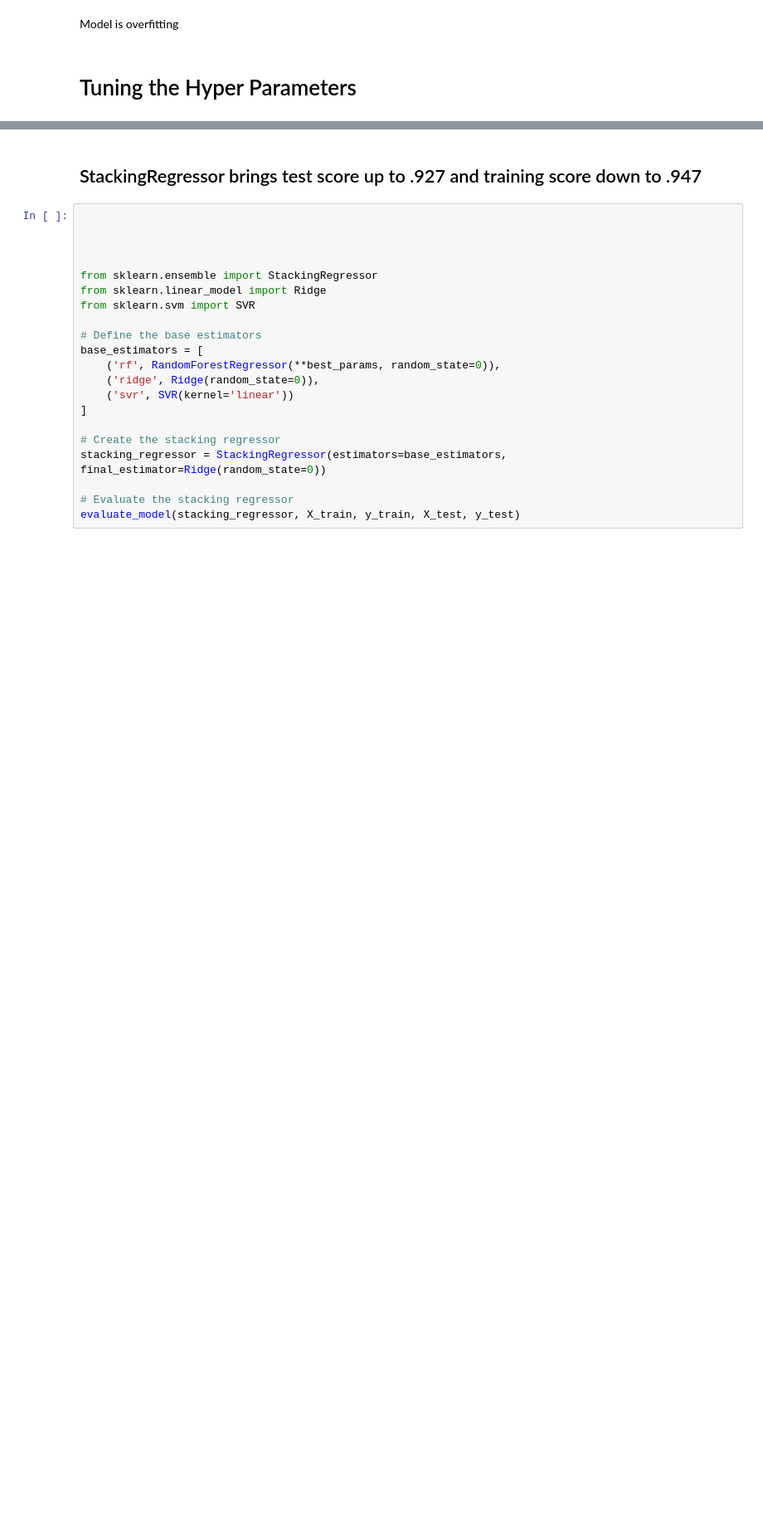
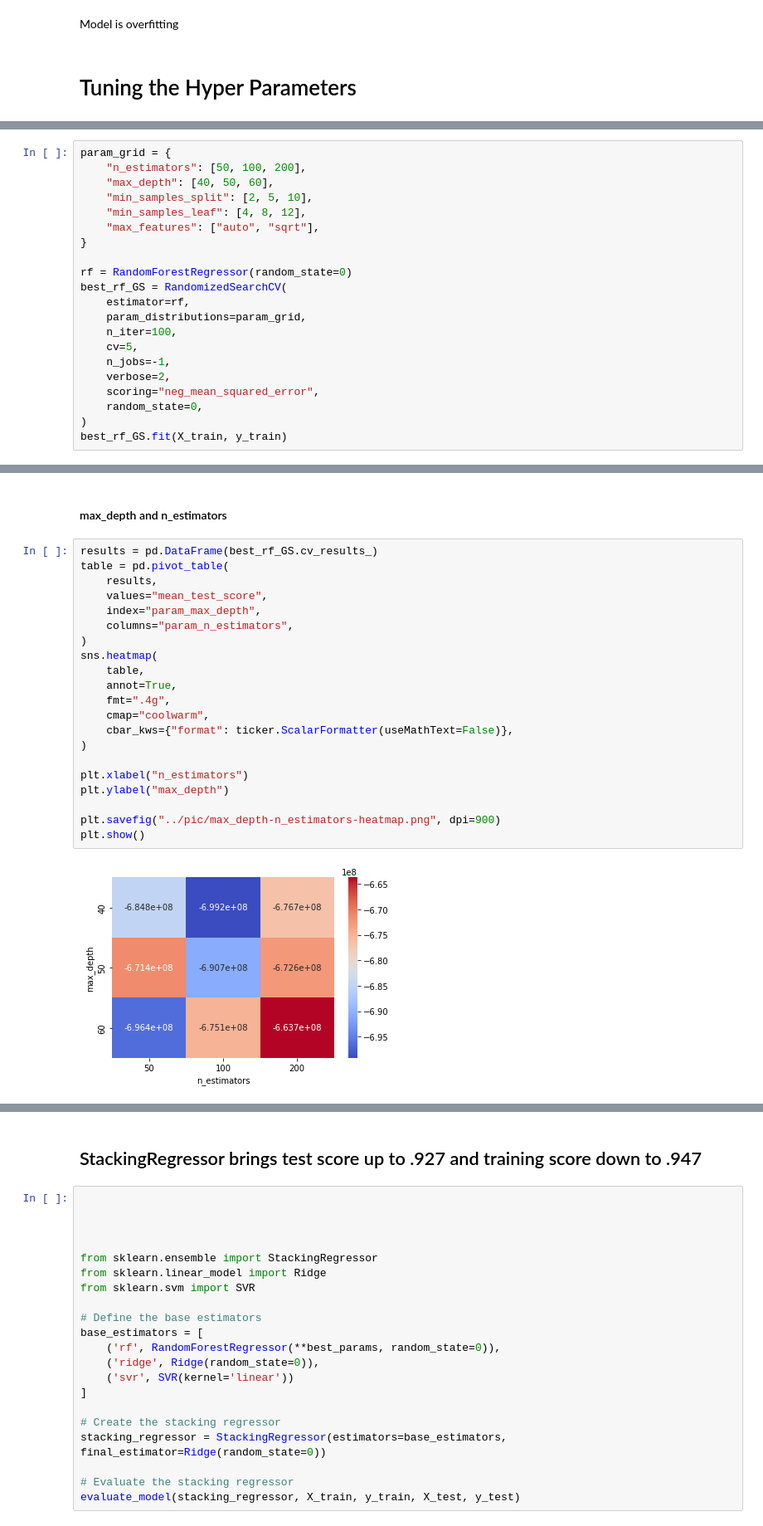
Before and after one commit to jasonphillip/Ames_Housing_ML_Project, a Jupyter notebook: models/Random_forest_model.ipynb, the cells around one changed output, grey strips where cells are left out. Shown at 83% size. Saved outputs shown, nothing was run; the diff lists cells and outputs as text; blank space fills up the shorter version.

```diff
--- a/models/Random_forest_model.ipynb
+++ b/models/Random_forest_model.ipynb
@@ -538,0 +518,21 @@ The test     R^2 is: 0.91149
+# %%
+param_grid = {
+    "n_estimators": [50, 100, 200],
+    "max_depth": [40, 50, 60],
+    "min_samples_split": [2, 5, 10],
+    "min_samples_leaf": [4, 8, 12],
+    "max_features": ["auto", "sqrt"],
+}
+
+rf = RandomForestRegressor(random_state=0)
+best_rf_GS = RandomizedSearchCV(
+    estimator=rf,
+    param_distributions=param_grid,
+    n_iter=100,
+    cv=5,
+    n_jobs=-1,
+    verbose=2,
+    scoring="neg_mean_squared_error",
+    random_state=0,
+)
+best_rf_GS.fit(X_train, y_train)
@@ -538,0 +559,25 @@ The test     R^2 is: 0.91149
+# %% [markdown]
+#### max_depth and n_estimators
+# %%
+results = pd.DataFrame(best_rf_GS.cv_results_)
+table = pd.pivot_table(
+    results,
+    values="mean_test_score",
+    index="param_max_depth",
+    columns="param_n_estimators",
+)
+sns.heatmap(
+    table,
+    annot=True,
+    fmt=".4g",
+    cmap="coolwarm",
+    cbar_kws={"format": ticker.ScalarFormatter(useMathText=False)},
+)
+
+plt.xlabel("n_estimators")
+plt.ylabel("max_depth")
+
+plt.savefig("../pic/max_depth-n_estimators-heatmap.png", dpi=900)
+plt.show()
+# %% [output]
+[figure, added]
```
Also changed, not shown: parts of 76 cells of this notebook, 5 other files.
